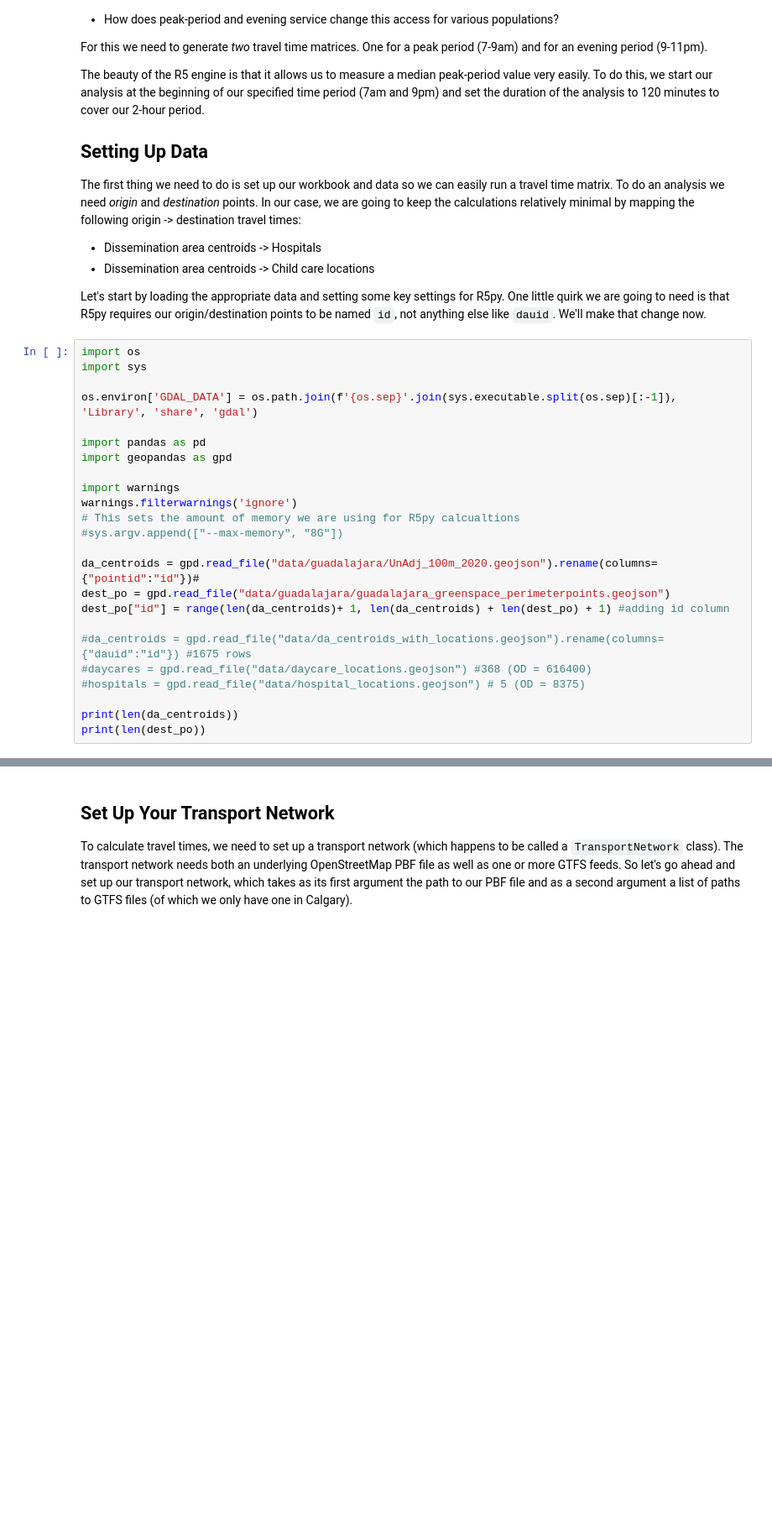
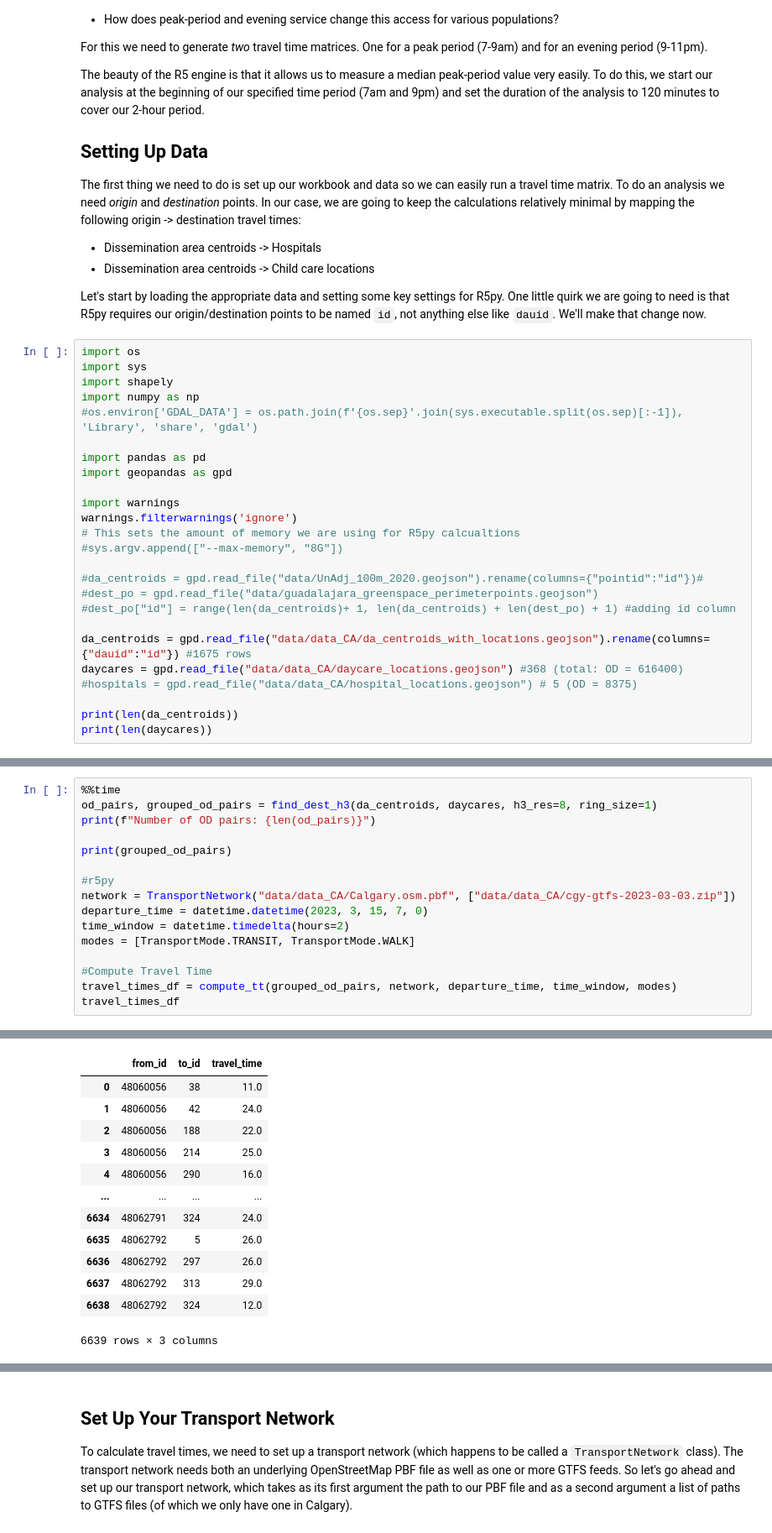
Before and after one commit to HeinTun/cities-accessibility-proximity, a Jupyter notebook: 2 - Travel Times.ipynb, the cells around one changed output, grey strips where cells are left out. Shown at 84% size. Saved outputs shown, nothing was run; the diff lists cells and outputs as text; blank space fills up the shorter version.

```diff
--- a/2 - Travel Times.ipynb
+++ b/2 - Travel Times.ipynb
@@ -27,8 +27,9 @@ Let's start by loading the appropriate data and setting some key settings for R5
 # %%
 import os
 import sys
-
-os.environ['GDAL_DATA'] = os.path.join(f'{os.sep}'.join(sys.executable.split(os.sep)[:-1]), 'Library', 'share', 'gdal')
+import shapely
+import numpy as np
+#os.environ['GDAL_DATA'] = os.path.join(f'{os.sep}'.join(sys.executable.split(os.sep)[:-1]), 'Library', 'share', 'gdal')
 
 import pandas as pd
 import geopandas as gpd
@@ -38,14 +39,14 @@ warnings.filterwarnings('ignore')
 # This sets the amount of memory we are using for R5py calcualtions
 #sys.argv.append(["--max-memory", "8G"])
 
-da_centroids = gpd.read_file("data/guadalajara/UnAdj_100m_2020.geojson").rename(columns={"pointid":"id"})#
-dest_po = gpd.read_file("data/guadalajara/guadalajara_greenspace_perimeterpoints.geojson")
-dest_po["id"] = range(len(da_centroids)+ 1, len(da_centroids) + len(dest_po) + 1) #adding id column
+#da_centroids = gpd.read_file("data/UnAdj_100m_2020.geojson").rename(columns={"pointid":"id"})#
+#dest_po = gpd.read_file("data/guadalajara_greenspace_perimeterpoints.geojson")
+#dest_po["id"] = range(len(da_centroids)+ 1, len(da_centroids) + len(dest_po) + 1) #adding id column
 
-#da_centroids = gpd.read_file("data/da_centroids_with_locations.geojson").rename(columns={"dauid":"id"}) #1675 rows
-#daycares = gpd.read_file("data/daycare_locations.geojson") #368 (OD = 616400)
-#hospitals = gpd.read_file("data/hospital_locations.geojson") # 5 (OD = 8375)
+da_centroids = gpd.read_file("data/data_CA/da_centroids_with_locations.geojson").rename(columns={"dauid":"id"}) #1675 rows
+daycares = gpd.read_file("data/data_CA/daycare_locations.geojson") #368 (total: OD = 616400)
+#hospitals = gpd.read_file("data/data_CA/hospital_locations.geojson") # 5 (OD = 8375)
 
 print(len(da_centroids))
-print(len(dest_po))
+print(len(daycares))
 # %% [output]
@@ -53,0 +137,17 @@ print(len(dest_po))
+# %%
+%%time
+od_pairs, grouped_od_pairs = find_dest_h3(da_centroids, daycares, h3_res=8, ring_size=1)
+print(f"Number of OD pairs: {len(od_pairs)}")
+
+print(grouped_od_pairs)
+
+#r5py
+network = TransportNetwork("data/data_CA/Calgary.osm.pbf", ["data/data_CA/cgy-gtfs-2023-03-03.zip"])
+departure_time = datetime.datetime(2023, 3, 15, 7, 0)
+time_window = datetime.timedelta(hours=2)
+modes = [TransportMode.TRANSIT, TransportMode.WALK]
+
+#Compute Travel Time
+travel_times_df = compute_tt(grouped_od_pairs, network, departure_time, time_window, modes)
+travel_times_df
+# %% [output]
@@ -53,0 +173,13 @@ print(len(dest_po))
+|  | from_id | to_id | travel_time |
+| 0 | 48060056 | 38 | 11.0 |
+| 1 | 48060056 | 42 | 24.0 |
+| 2 | 48060056 | 188 | 22.0 |
+| 3 | 48060056 | 214 | 25.0 |
+| 4 | 48060056 | 290 | 16.0 |
+| ... | ... | ... | ... |
+| 6634 | 48062791 | 324 | 24.0 |
+| 6635 | 48062792 | 5 | 26.0 |
+| 6636 | 48062792 | 297 | 26.0 |
+| 6637 | 48062792 | 313 | 29.0 |
+| 6638 | 48062792 | 324 | 12.0 |
+6639 rows × 3 columns
```
Also changed, not shown: parts of 9 cells of this notebook, 19 other files.
